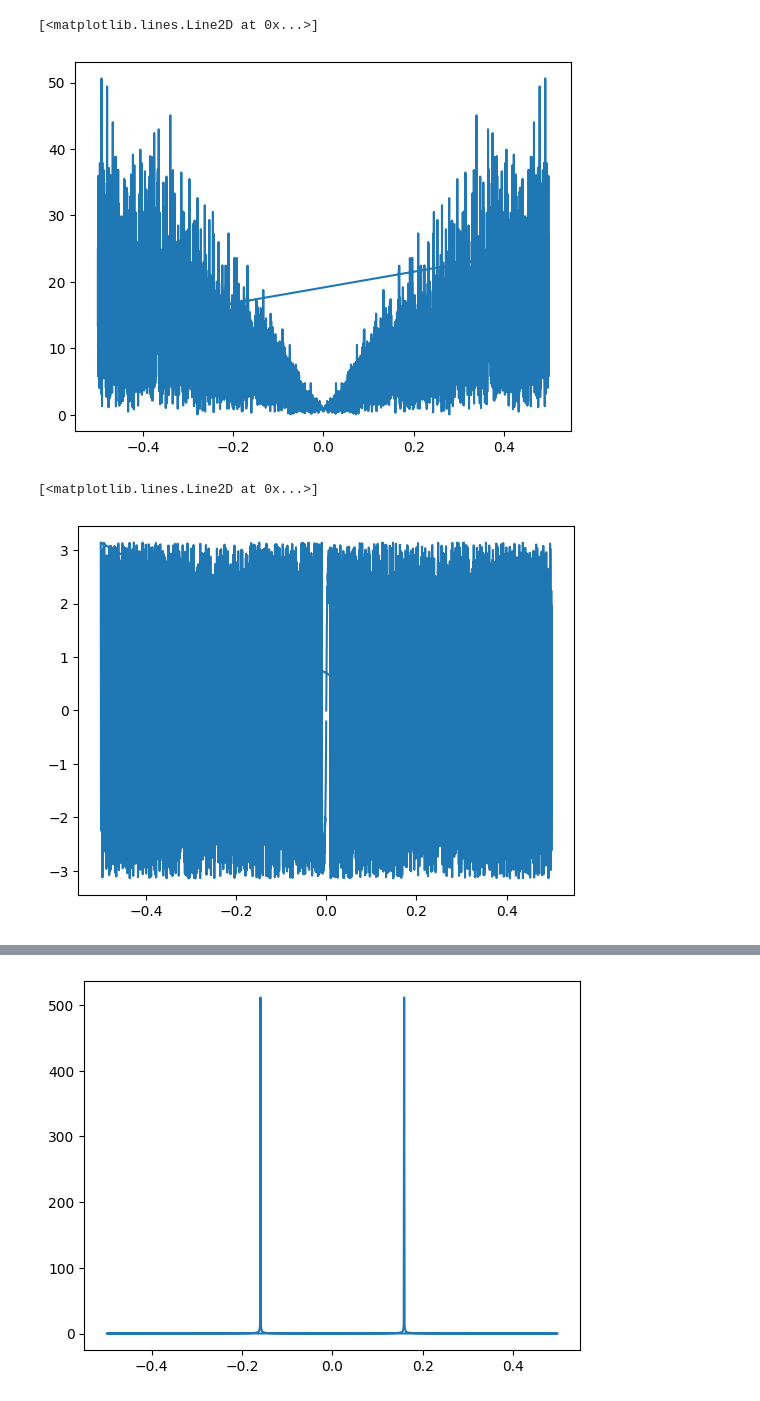
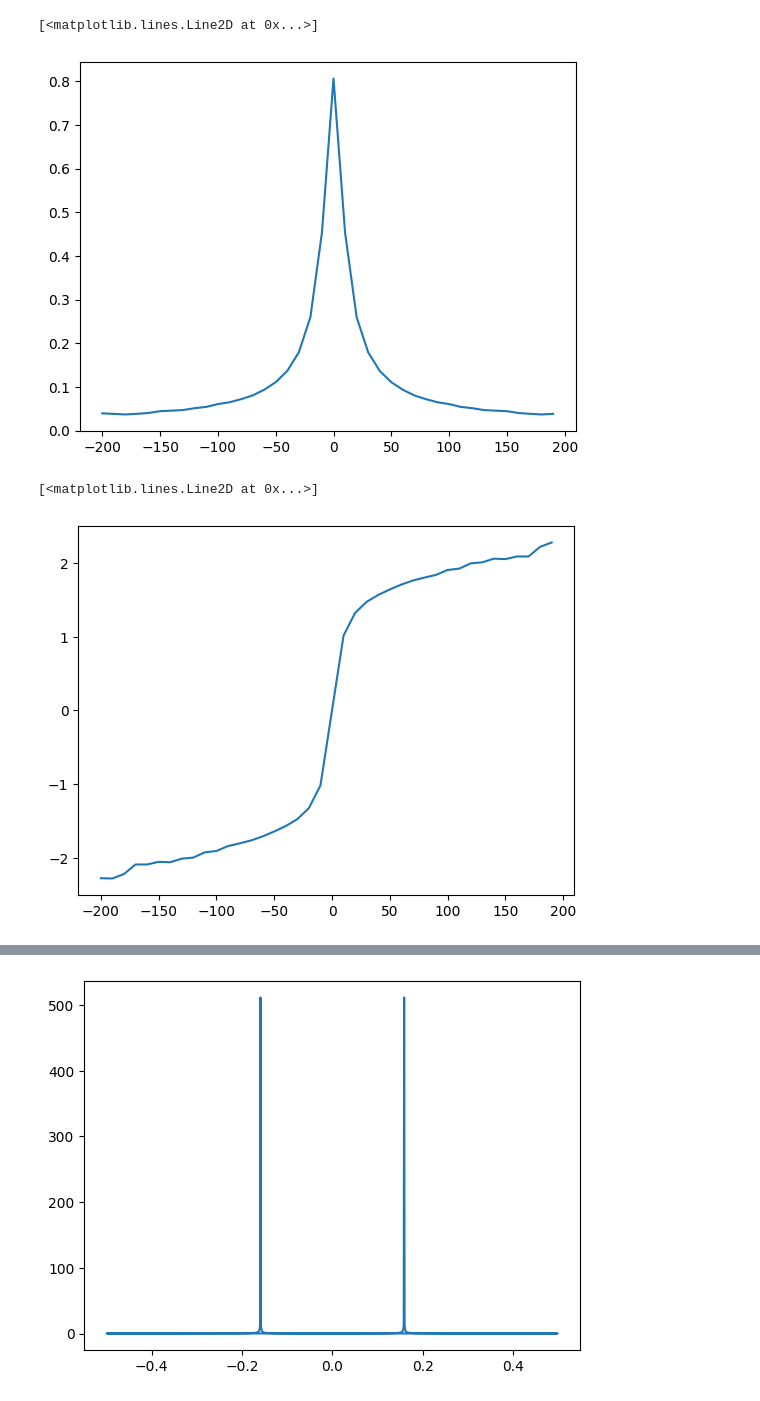
Before and after one commit to gleblug/experiment-automation, a Jupyter notebook: project/data-processing/gen-data.ipynb, the cells around one changed output, grey strips where cells are left out. Saved outputs shown, nothing was run; the diff lists cells and outputs as text; code cells hidden in the pictures.

```diff
--- a/project/data-processing/gen-data.ipynb
+++ b/project/data-processing/gen-data.ipynb
@@ -17,6 +17,6 @@ V2 = a2*np.sin(nu2*t/(2*np.pi) + phi2)
 # %%
 f = V1
-g = np.random.normal(loc=V2, scale=0.01)
+g = np.random.normal(loc=V2, scale=0.05)
 # %%
 plt.plot(t, f)
 plt.plot(t, g)
@@ -39,14 +39,25 @@ with open(r'sig2.csv', 'w') as file:
 Ff = np.fft.fft(f)
 Fg = np.fft.fft(g)
 lamb = Fg / Ff
-freq = np.fft.fftfreq(l)
+freq = np.fft.fftfreq(l, d=t[1])
+
+lamb = np.append(lamb[(l // 2):], lamb[:(l // 2)])
+freq = np.append(freq[(l // 2):], freq[:(l // 2)])
+# %%
+lim = 20
+mid = l // 2
+ll = mid - lim
+rl = mid + lim
+# %%
+cur_freq = freq[ll:rl]
+cur_lamb = lamb[ll:rl]
 # %%
-plt.plot(freq, np.absolute(lamb))
+plt.plot(cur_freq, np.absolute(cur_lamb))
 # %% [output]
 [<matplotlib.lines.Line2D at 0x...>]
-[figure, old version]
+[figure, new version]
 # %%
-plt.plot(freq, np.angle(lamb))
+plt.plot(cur_freq, np.angle(cur_lamb))
 # %% [output]
 [<matplotlib.lines.Line2D at 0x...>]
-[figure, old version]
+[figure, new version]
```
Also changed, not shown: parts of 7 cells of this notebook, 10 other files.
